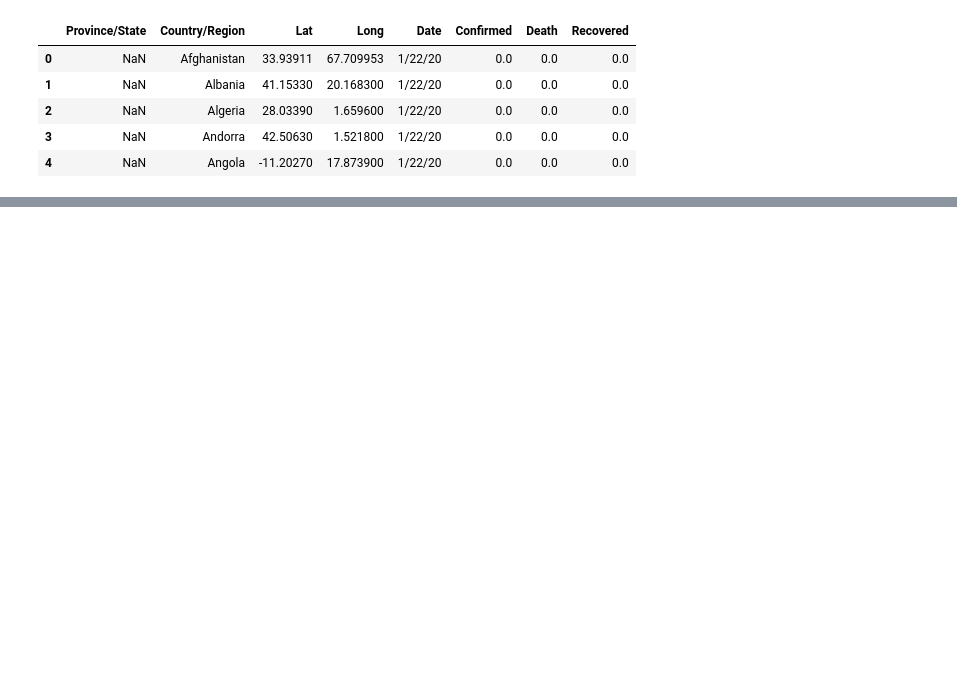
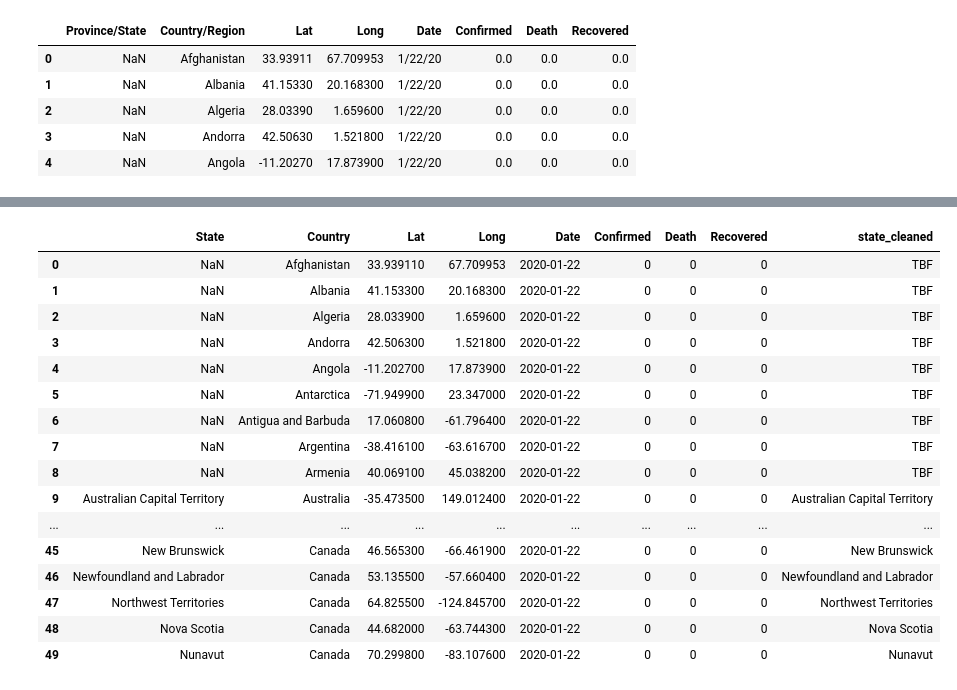
Before and after one commit to ritesh-chafer/Coronavirus_Enrichment, a Jupyter notebook: Coronavirus_Dataset_Enrichment.ipynb, the cells around one changed output, grey strips where cells are left out. Drawn from its saved outputs; the diff is of its cells as text; code cells hidden in the pictures; blank space fills up the shorter version.

```diff
--- a/Coronavirus_Dataset_Enrichment.ipynb
+++ b/Coronavirus_Dataset_Enrichment.ipynb
@@ -261,0 +324,19 @@ Ben Allel, Daïra Miliana, Aïn Defla - عين الدفلى, الجزائر
+# %%
+import re
+english_check = re.compile(r'[a-z]')
+
+def get_state(lati,longi):
+  try:
+    output = geocoder.reverse_geocode((lati,longi))[0]['formatted'].split(",")[-2].strip(" ")
+    # if(len(output.split(" ")) > 1):
+    #   output = "TBF"
+
+    if not english_check.match(output.lower()):
+      output = "TBF"
+
+  except:
+    print("Error in Reverse Geocoding")
+    output = "TBF"
+  return output
+# %%
+combined_df['state_cleaned'] = combined_df[combined_df.State.isnull()][['Lat','Long']].apply(lambda x: get_state(x['Lat'],x['Long']),axis=1)
@@ -261,0 +373,2 @@ Ben Allel, Daïra Miliana, Aïn Defla - عين الدفلى, الجزائر
+# %%
+combined_int_df = combined_df.copy()
@@ -261,0 +424,3 @@ Ben Allel, Daïra Miliana, Aïn Defla - عين الدفلى, الجزائر
+# %%
+import numpy
+combined_int_df["state_cleaned"]=combined_int_df.apply(lambda x: x['State'] if (numpy.all(pd.notnull(x['State']))) else x['state_cleaned'], axis=1)
@@ -261,0 +474,20 @@ Ben Allel, Daïra Miliana, Aïn Defla - عين الدفلى, الجزائر
+# %%
+combined_int_df.head(50)
+# %% [output]
+|  | State | Country | Lat | Long | Date | Confirmed | Death | Recovered | state_cleaned |
+| 0 | NaN | Afghanistan | 33.939110 | 67.709953 | 2020-01-22 | 0 | 0 | 0 | TBF |
+| 1 | NaN | Albania | 41.153300 | 20.168300 | 2020-01-22 | 0 | 0 | 0 | TBF |
+| 2 | NaN | Algeria | 28.033900 | 1.659600 | 2020-01-22 | 0 | 0 | 0 | TBF |
+| 3 | NaN | Andorra | 42.506300 | 1.521800 | 2020-01-22 | 0 | 0 | 0 | TBF |
+| 4 | NaN | Angola | -11.202700 | 17.873900 | 2020-01-22 | 0 | 0 | 0 | TBF |
+| 5 | NaN | Antarctica | -71.949900 | 23.347000 | 2020-01-22 | 0 | 0 | 0 | TBF |
+| 6 | NaN | Antigua and Barbuda | 17.060800 | -61.796400 | 2020-01-22 | 0 | 0 | 0 | TBF |
+| 7 | NaN | Argentina | -38.416100 | -63.616700 | 2020-01-22 | 0 | 0 | 0 | TBF |
+| 8 | NaN | Armenia | 40.069100 | 45.038200 | 2020-01-22 | 0 | 0 | 0 | TBF |
+| 9 | Australian Capital Territory | Australia | -35.473500 | 149.012400 | 2020-01-22 | 0 | 0 | 0 | Australian Capital Territory |
+| ... | ... | ... | ... | ... | ... | ... | ... | ... | ... |
+| 45 | New Brunswick | Canada | 46.565300 | -66.461900 | 2020-01-22 | 0 | 0 | 0 | New Brunswick |
+| 46 | Newfoundland and Labrador | Canada | 53.135500 | -57.660400 | 2020-01-22 | 0 | 0 | 0 | Newfoundland and Labrador |
+| 47 | Northwest Territories | Canada | 64.825500 | -124.845700 | 2020-01-22 | 0 | 0 | 0 | Northwest Territories |
+| 48 | Nova Scotia | Canada | 44.682000 | -63.744300 | 2020-01-22 | 0 | 0 | 0 | Nova Scotia |
+| 49 | Nunavut | Canada | 70.299800 | -83.107600 | 2020-01-22 | 0 | 0 | 0 | Nunavut |
```
Also changed, not shown: parts of 73 cells of this notebook.
